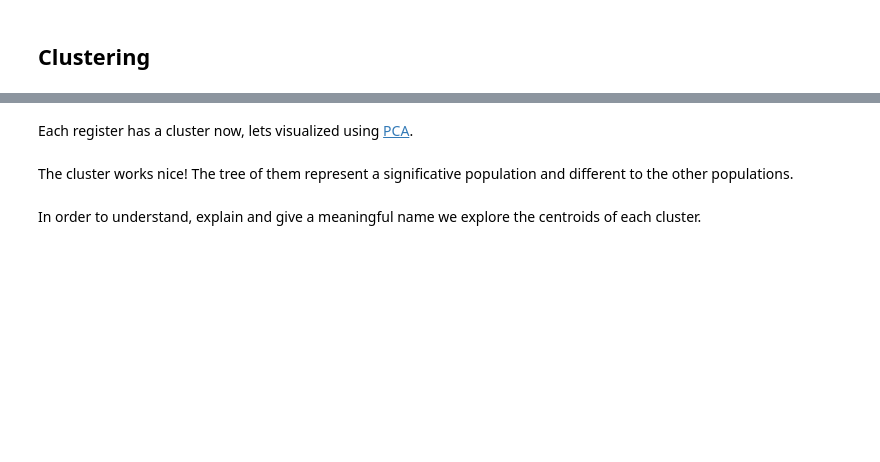
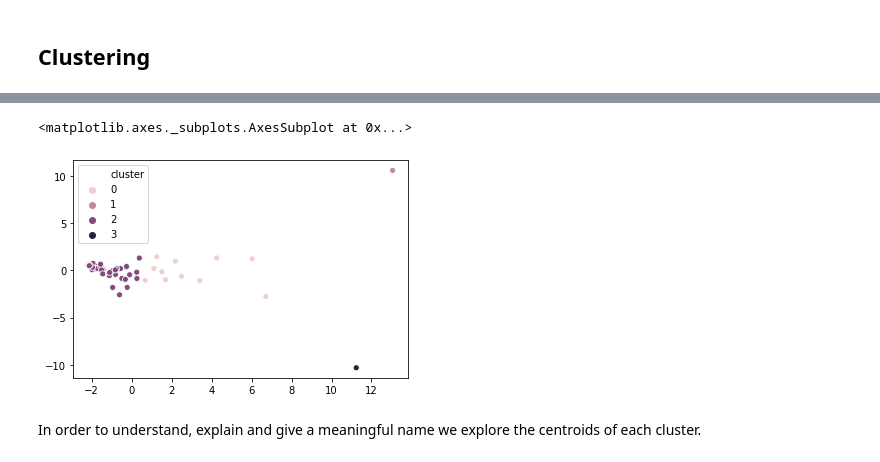
Before and after one commit to madhavi70/TragicBytes_Hack, a Jupyter notebook: TragicBytes_hack.ipynb, the cells around one changed output, grey strips where cells are left out. Cells and saved outputs as stored; diff of their text form; code cells hidden in the pictures; blank space fills up the shorter version.

```diff
--- a/TragicBytes_hack.ipynb
+++ b/TragicBytes_hack.ipynb
@@ -133,0 +50,9 @@ The correlation of the statement of purpose and recommendation letters decay in
+# %%
+print(filepath)
+try:
+    df = pd.read_csv(filepath)
+except Exception as e:
+    print('Data load error: ',e)
+main_data = df.copy()
+
+print(df.head())
@@ -134,2 +116,7 @@ The correlation of the statement of purpose and recommendation letters decay in
 # %% [markdown]
 ## Data Transformations
+# %%
+df.fillna(value=0,inplace =True)
+le = preprocessing.LabelEncoder()
+df.State = le.fit_transform(list(df["State"]))
+print(df.head())
@@ -168,11 +202,10 @@ plt.show()
 # %%
-# Create a KMeans instance with 3 clusters: model
-model = KMeans(n_clusters=3)
+# Create a KMeans instance with 4 clusters: model
+model = KMeans(n_clusters=4)
 
 # Fit model to points
-model.fit(df_scale.iloc[:,2:9])
+model.fit(df_scale.iloc[:,3:26])
 
 # Determine the cluster labels of new_points: labels
-df_scale['cluster'] = model.predict(df_scale.iloc[:,2:9])
-
+df_scale['cluster'] = model.predict(df_scale.iloc[:,3:26])
 df_scale.head()
@@ -179,19 +220,17 @@ df_scale.head()
-# %% [markdown]
-Each register has a cluster now, lets visualized using [PCA](https://www.kaggle.com/camiloemartinez/is-the-human-freedom-index-a-good-index).
 # %%
-# Create PCA instance: model
+# Create PCA instance
 model_pca = PCA()
 
-# Apply the fit_transform method of model to grains: pca_features
-pca_features = model_pca.fit_transform(df_scale.iloc[:,2:9])
+pca_features = model_pca.fit_transform(df_scale.iloc[:,3:28])
 
-# Assign 0th column of pca_features: xs
+# Assign 0th column of pca_features to xs
 xs = pca_features[:,0]
 
-# Assign 1st column of pca_features: ys
+# Assign 1st column of pca_features to ys
 ys = pca_features[:,1]
 
 # Scatter plot xs vs ys
 sns.scatterplot(x=xs, y=ys, hue="cluster", data=df_scale)
+# %% [output]
+<matplotlib.axes._subplots.AxesSubplot at 0x...>
+[figure, added]
-# %% [markdown]
-The cluster works nice! The tree of them represent a significative population and different to the other populations.
```
Also changed, not shown: parts of 33 cells of this notebook, 1 other file.
